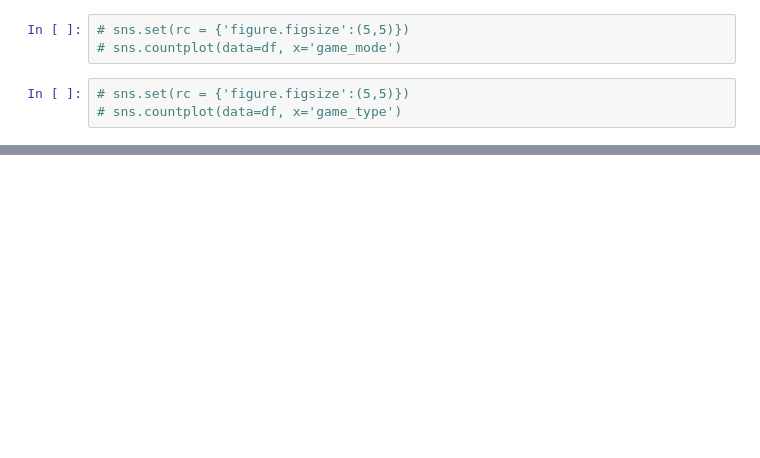
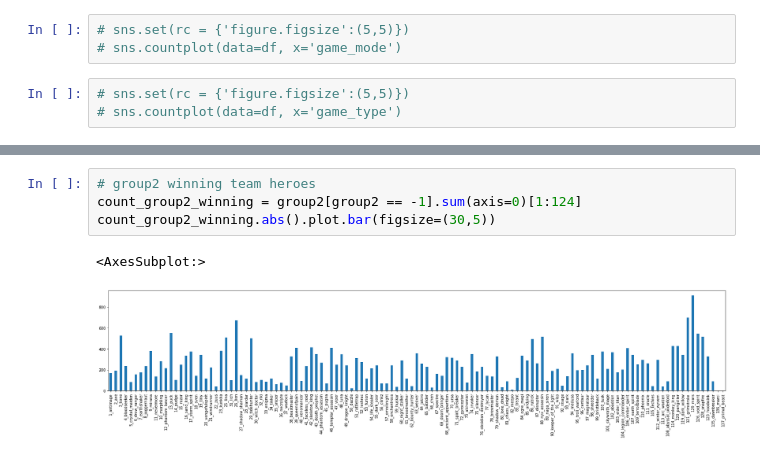
Before and after one commit to bvanhoewijk/ML2022, a Jupyter notebook: src/data_exploration/data_analysis.ipynb, the cells around one changed output, grey strips where cells are left out. Cells and saved outputs as stored; diff of their text form; blank space fills up the shorter version.

```diff
--- a/src/data_exploration/data_analysis.ipynb
+++ b/src/data_exploration/data_analysis.ipynb
@@ -289,0 +89,7 @@ df_losing_combinations
+# %%
+# group2 winning team heroes
+count_group2_winning = group2[group2 == -1].sum(axis=0)[1:124]
+count_group2_winning.abs().plot.bar(figsize=(30,5))
+# %% [output]
+<AxesSubplot:>
+[figure, added]
```
Also changed, not shown: parts of 42 cells of this notebook, 5 other files.
